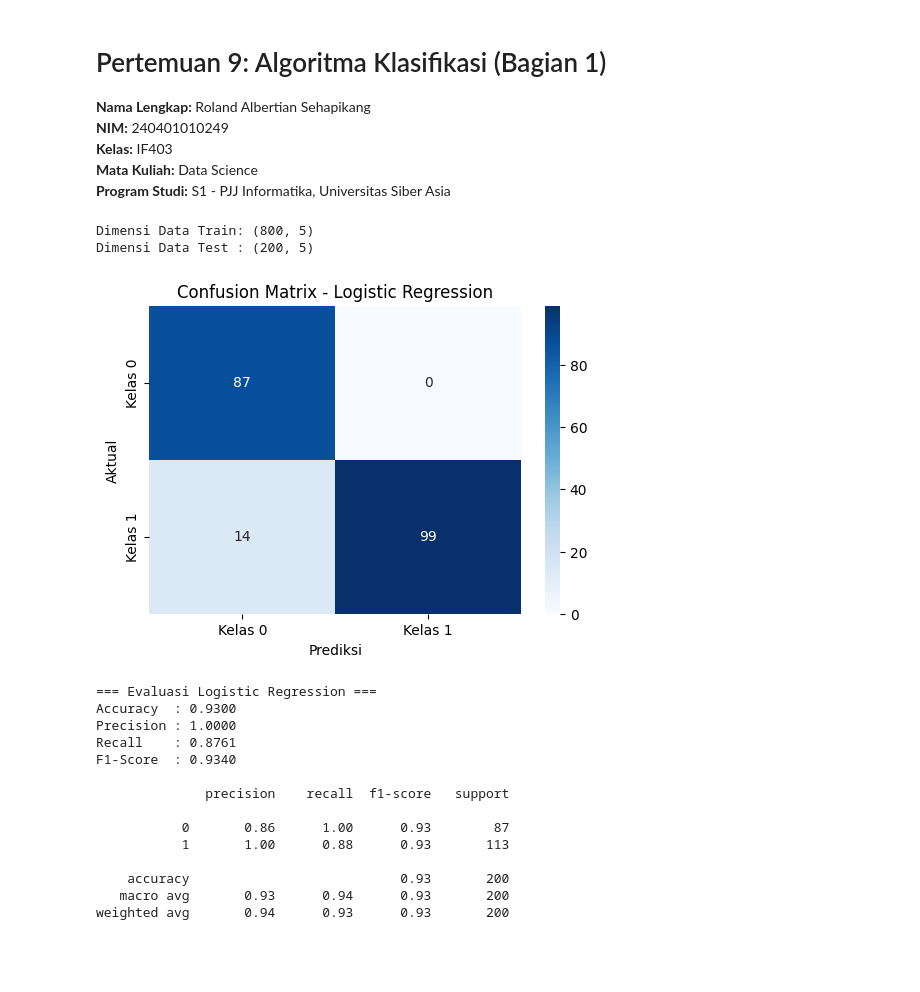
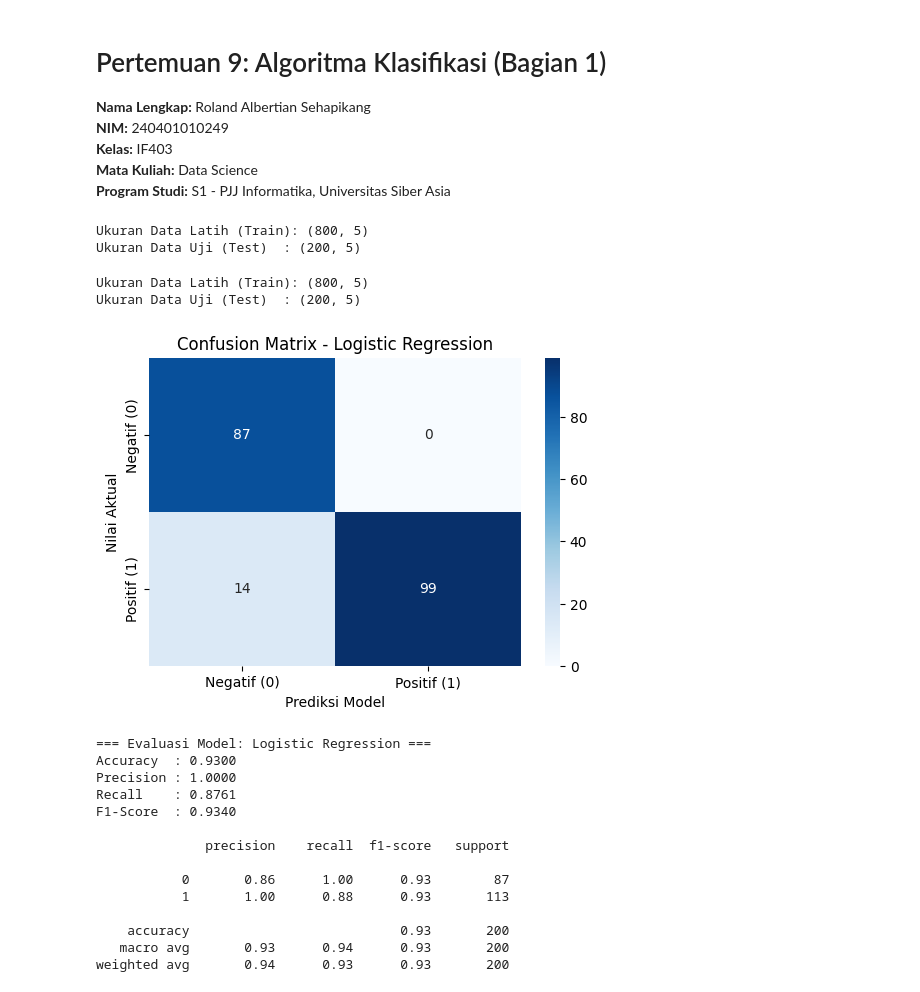
Before and after one commit to Ganzer13/DataScience_240401010294_Roland, a Jupyter notebook: Pertemuan9_Roland_240401010294.ipynb, the cells around one changed output. Drawn from its saved outputs; the diff is of its cells as text; code cells hidden in the pictures; blank space fills up the shorter version.

```diff
--- a/Pertemuan9_Roland_240401010294.ipynb
+++ b/Pertemuan9_Roland_240401010294.ipynb
@@ -26,39 +26,65 @@ y = pd.Series(y_raw, name='Target')
 
 X_tr, X_te, y_tr, y_te = train_test_split(X, y, test_size=0.2, random_state=42)
 
-print("Dimensi Data Train:", X_tr.shape)
-print("Dimensi Data Test :", X_te.shape)
+print("Ukuran Data Latih (Train):", X_tr.shape)
+print("Ukuran Data Uji (Test)  :", X_te.shape)
 # %% [output]
-Dimensi Data Train: (800, 5)
-Dimensi Data Test : (200, 5)
+Ukuran Data Latih (Train): (800, 5)
+Ukuran Data Uji (Test)  : (200, 5)
+# %%
+import pandas as pd
+import numpy as np
+import matplotlib.pyplot as plt
+import seaborn as sns
+from sklearn.datasets import make_classification
+from sklearn.model_selection import train_test_split
+
+X_raw, y_raw = make_classification(
+    n_samples=1000,
+    n_features=5,
+    n_informative=3,
+    n_redundant=1,
+    random_state=42
+)
+
+X = pd.DataFrame(X_raw, columns=[f'Fitur_{i+1}' for i in range(5)])
+y = pd.Series(y_raw, name='Target')
+
+X_tr, X_te, y_tr, y_te = train_test_split(X, y, test_size=0.2, random_state=42)
+
+print("Ukuran Data Latih (Train):", X_tr.shape)
+print("Ukuran Data Uji (Test)  :", X_te.shape)
+# %% [output]
+Ukuran Data Latih (Train): (800, 5)
+Ukuran Data Uji (Test)  : (200, 5)
 # %%
 from sklearn.linear_model import LogisticRegression
 from sklearn.metrics import classification_report, confusion_matrix, accuracy_score, precision_score, recall_score, f1_score
 
 logreg = LogisticRegression(random_state=42)
 logreg.fit(X_tr, y_tr)
 
 y_pred_logreg = logreg.predict(X_te)
 
 cm_logreg = confusion_matrix(y_te, y_pred_logreg)
 plt.figure(figsize=(6, 4))
 sns.heatmap(cm_logreg, annot=True, fmt='d', cmap='Blues',
-            xticklabels=['Kelas 0', 'Kelas 1'],
-            yticklabels=['Kelas 0', 'Kelas 1'])
-plt.xlabel('Prediksi')
-plt.ylabel('Aktual')
+            xticklabels=['Negatif (0)', 'Positif (1)'],
+            yticklabels=['Negatif (0)', 'Positif (1)'])
+plt.xlabel('Prediksi Model')
+plt.ylabel('Nilai Aktual')
 plt.title('Confusion Matrix - Logistic Regression')
 plt.show()
 
-print("=== Evaluasi Logistic Regression ===")
+print("=== Evaluasi Model: Logistic Regression ===")
 print(f"Accuracy  : {accuracy_score(y_te, y_pred_logreg):.4f}")
 print(f"Precision : {precision_score(y_te, y_pred_logreg):.4f}")
 print(f"Recall    : {recall_score(y_te, y_pred_logreg):.4f}")
 print(f"F1-Score  : {f1_score(y_te, y_pred_logreg):.4f}\n")
 print(classification_report(y_te, y_pred_logreg))
 # %% [output]
-[figure, old version]
+[figure, new version]
-=== Evaluasi Logistic Regression ===
+=== Evaluasi Model: Logistic Regression ===
 Accuracy  : 0.9300
 Precision : 1.0000
 Recall    : 0.8761
```
Also changed, not shown: parts of 3 cells of this notebook.
